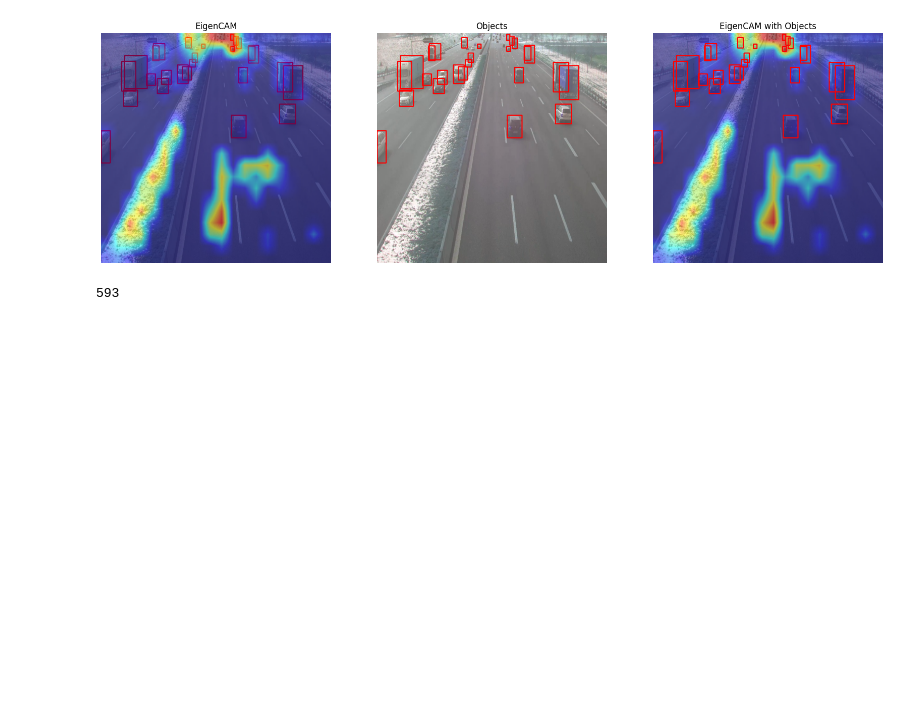
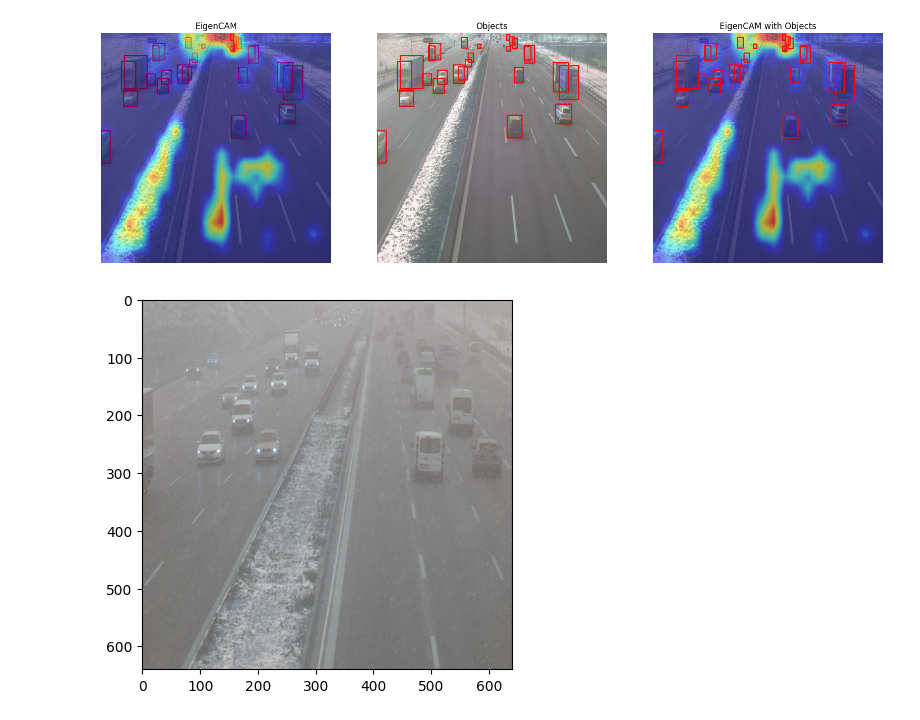
Before and after one commit to StanleyJo-37/Secure-and-Safe-Traffic-Watcher-SSTW, a Jupyter notebook: ai/testing_and_eval.ipynb, the cells around one changed output. Drawn from its saved outputs; the diff is of its cells as text; code cells hidden in the pictures; blank space fills up the shorter version.

```diff
--- a/ai/testing_and_eval.ipynb
+++ b/ai/testing_and_eval.ipynb
@@ -169,6 +169,10 @@ plt.show()
 Speed: 2.4ms preprocess, 90.4ms inference, 0.4ms postprocess per image at shape (1, 3, 640, 640)
 [figure]
 # %%
+fps_frame_test = image_test[5]
+
+plt.imshow(fps_frame_test)
+plt.show()
 # %% [output]
-593
+[figure, added]
 # %%
```
Also changed, not shown: parts of 4 cells of this notebook, 3 other files.
